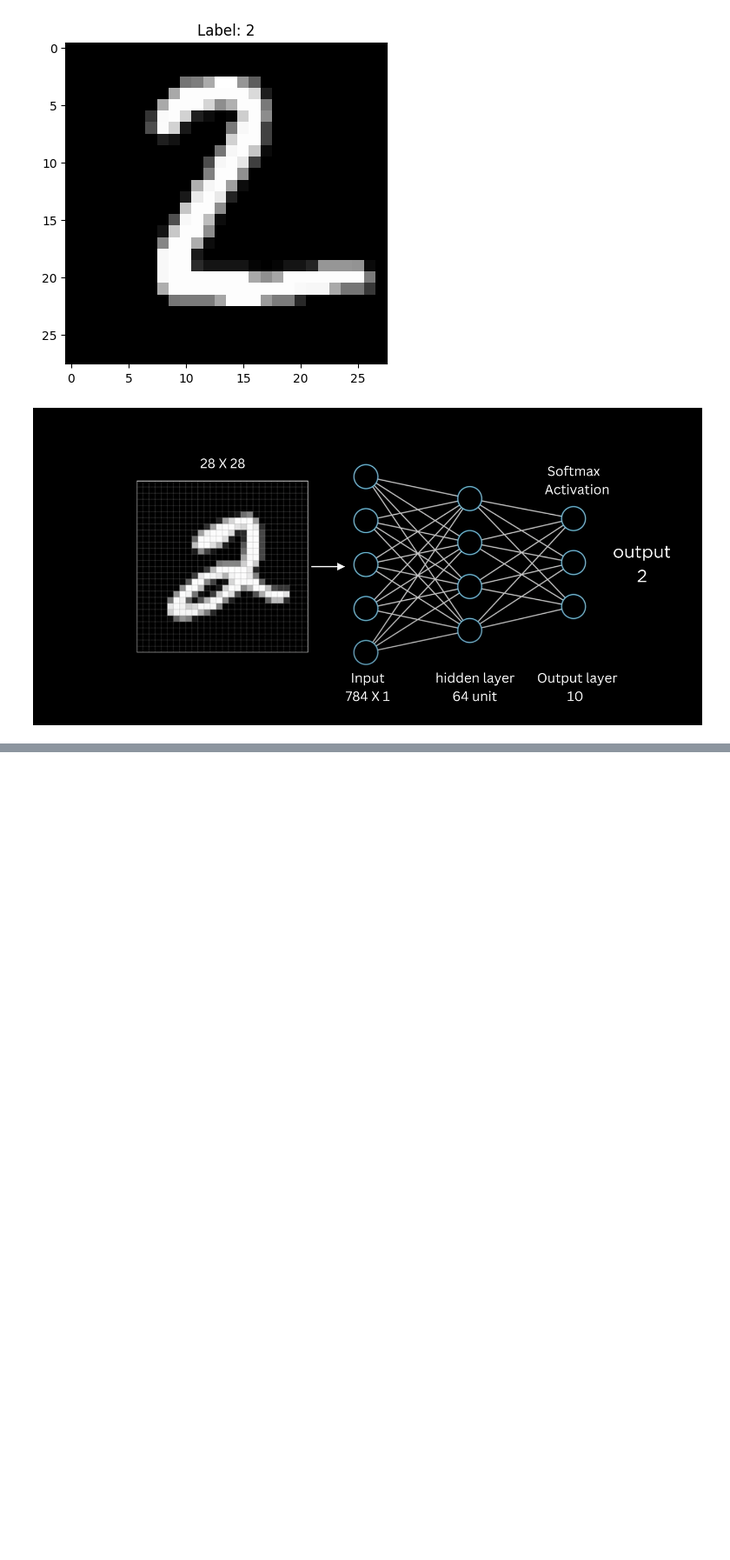
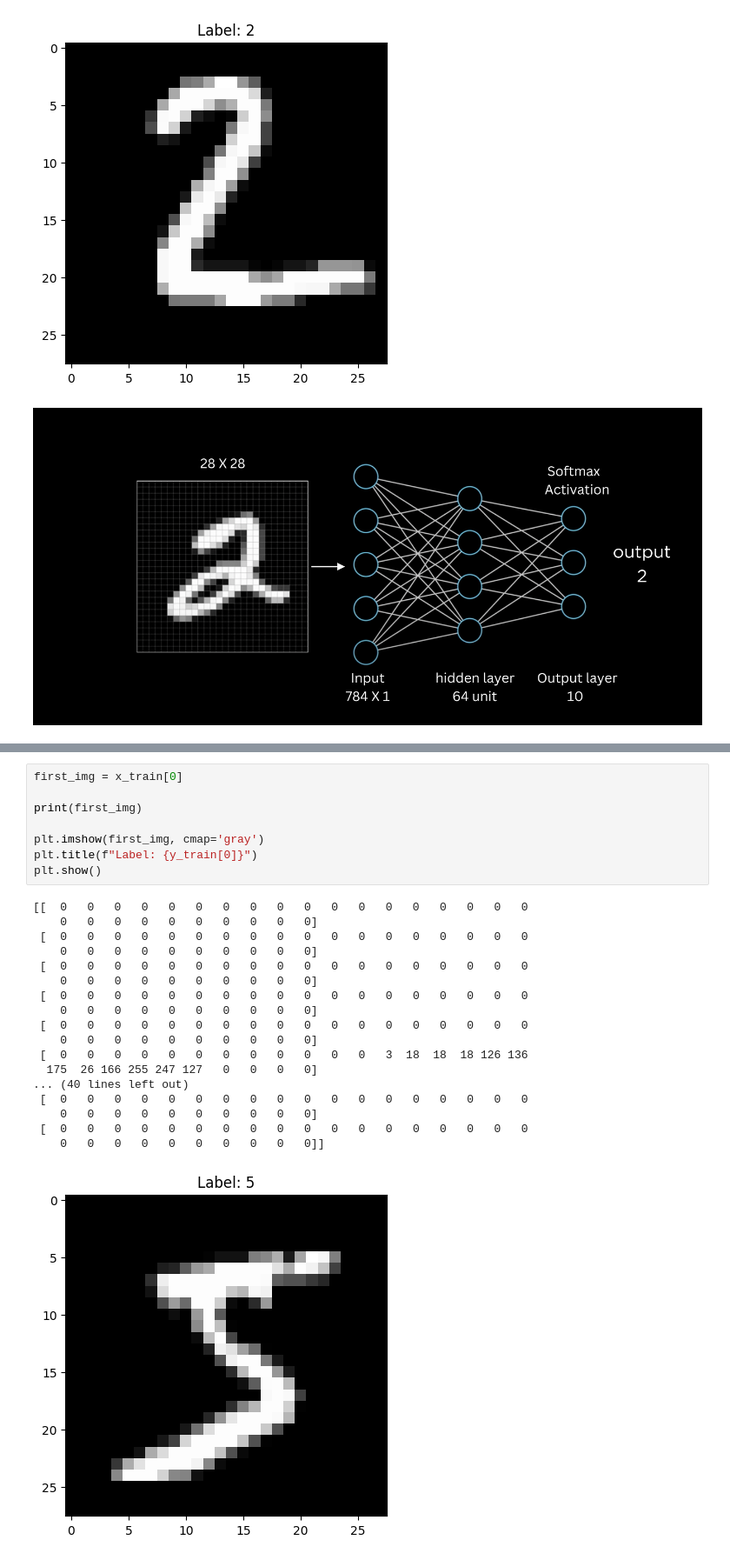
Before and after one commit to KeshavFTW099/ArtificalAdvanced_NeuralNetworks, a Jupyter notebook: Creating_Grayscale_Images.ipynb, the cells around one changed output, grey strips where cells are left out. Shown at 87% size. Drawn from its saved outputs; the diff is of its cells as text; blank space fills up the shorter version.

```diff
--- a/Creating_Grayscale_Images.ipynb
+++ b/Creating_Grayscale_Images.ipynb
@@ -89,0 +97,27 @@ plt.show()
+# %%
+first_img = x_train[0]
+
+print(first_img)
+
+plt.imshow(first_img, cmap='gray')
+plt.title(f"Label: {y_train[0]}")
+plt.show()
+# %% [output]
+[[  0   0   0   0   0   0   0   0   0   0   0   0   0   0   0   0   0   0
+    0   0   0   0   0   0   0   0   0   0]
+ [  0   0   0   0   0   0   0   0   0   0   0   0   0   0   0   0   0   0
+    0   0   0   0   0   0   0   0   0   0]
+ [  0   0   0   0   0   0   0   0   0   0   0   0   0   0   0   0   0   0
+    0   0   0   0   0   0   0   0   0   0]
+ [  0   0   0   0   0   0   0   0   0   0   0   0   0   0   0   0   0   0
+    0   0   0   0   0   0   0   0   0   0]
+ [  0   0   0   0   0   0   0   0   0   0   0   0   0   0   0   0   0   0
+    0   0   0   0   0   0   0   0   0   0]
+ [  0   0   0   0   0   0   0   0   0   0   0   0   3  18  18  18 126 136
+  175  26 166 255 247 127   0   0   0   0]
+... (40 lines left out)
+ [  0   0   0   0   0   0   0   0   0   0   0   0   0   0   0   0   0   0
+    0   0   0   0   0   0   0   0   0   0]
+ [  0   0   0   0   0   0   0   0   0   0   0   0   0   0   0   0   0   0
+    0   0   0   0   0   0   0   0   0   0]]
+[figure, added]
```
Also changed, not shown: parts of 15 cells of this notebook.
